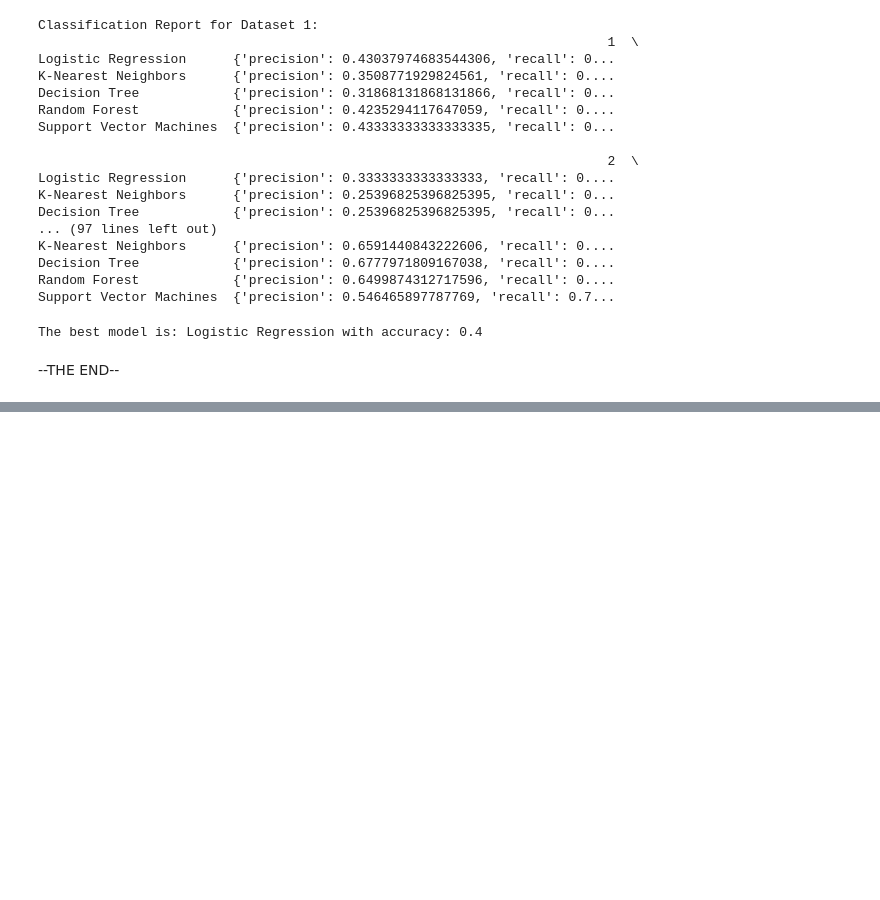
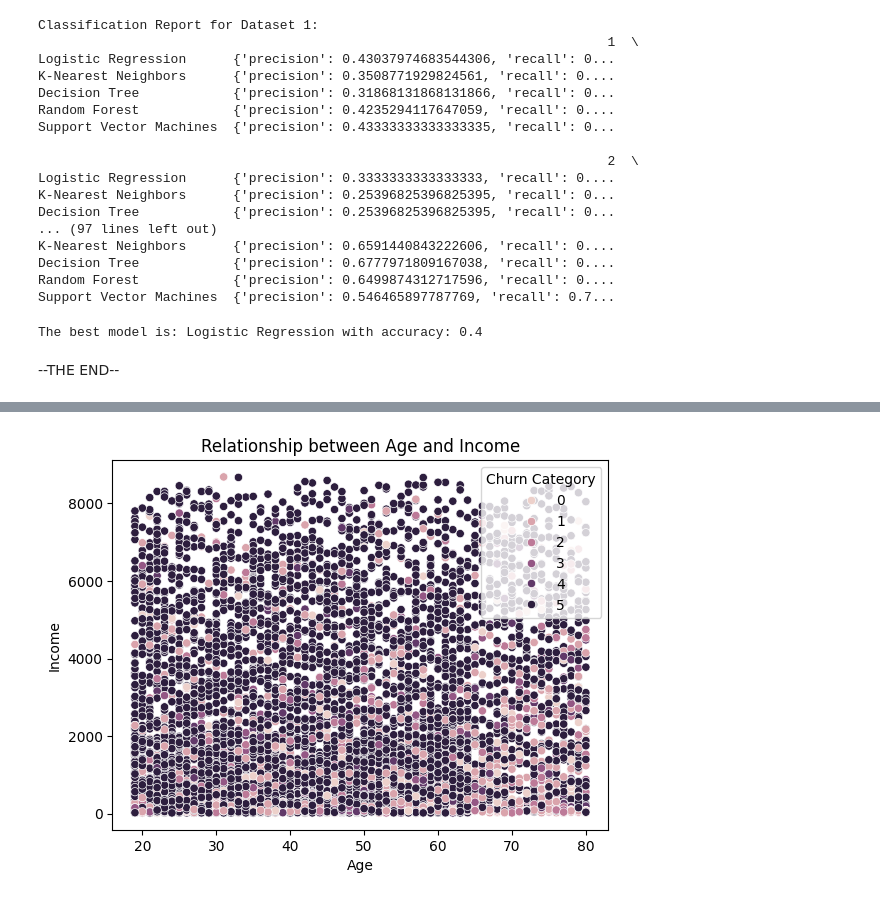
Before and after one commit to joeljacson/machine-learning, a Jupyter notebook: telecommunications.ipynb, the cells around one changed output, grey strips where cells are left out. Cells and saved outputs as stored; diff of their text form; code cells hidden in the pictures; blank space fills up the shorter version.

```diff
--- a/telecommunications.ipynb
+++ b/telecommunications.ipynb
@@ -1704,0 +2348,9 @@ The best model is: Logistic Regression with accuracy: 0.4
+# %%
+from sklearn.preprocessing import LabelEncoder
+
+label_encoder = LabelEncoder()
+df_encoded = df.copy()  # Create a copy to avoid altering the original data
+
+# Convert categorical data to numeric using LabelEncoder
+for col in categorical_columns:
+    df_encoded[col] = label_encoder.fit_transform(df[col].astype(str))  # Convert to numeric
@@ -1704,0 +2492,20 @@ The best model is: Logistic Regression with accuracy: 0.4
+# %%
+# Revisit data preprocessing to ensure no NaN values or inconsistent data types
+import numpy as np
+import pandas as pd
+from sklearn.impute import SimpleImputer
+from sklearn.preprocessing import LabelEncoder, StandardScaler
+
+# Check for non-numeric data and convert to numeric
+df = pd.read_csv('/content/telecom_customer_churn.csv')
+label_encoder = LabelEncoder()
+
+for col in df.select_dtypes(include=['object']).columns:
+    df[col] = label_encoder.fit_transform(df[col].astype(str))  # Convert to numeric
+
+# Impute missing values with appropriate strategy
+imputer = SimpleImputer(strategy='median')  # For numeric data
+df_imputed = pd.DataFrame(imputer.fit_transform(df), columns=df.columns)
+
+# Ensure no NaN values after imputation
+assert np.all(np.isfinite(df_imputed)), "Data contains NaN after imputation."
@@ -1704,0 +2574,18 @@ The best model is: Logistic Regression with accuracy: 0.4
+# %%
+# Correct the column name
+corrected_column_name = 'Total Charges'  # Replace with the correct name
+
+# Ensure the corrected column exists in the DataFrame
+assert corrected_column_name in df.columns, f"Column '{corrected_column_name}' not found in DataFrame."
+# %%
+import seaborn as sns
+import matplotlib.pyplot as plt
+
+# Scatter plot with the corrected column name
+sns.scatterplot(data=df, x='Age', y=corrected_column_name, hue='Churn Category')  # Corrected column name
+plt.title("Relationship between Age and Income")
+plt.xlabel("Age")
+plt.ylabel("Income")
+plt.show()  # Display the scatter plot
+# %% [output]
+[figure, added]
```
Also changed, not shown: parts of 56 cells of this notebook.
